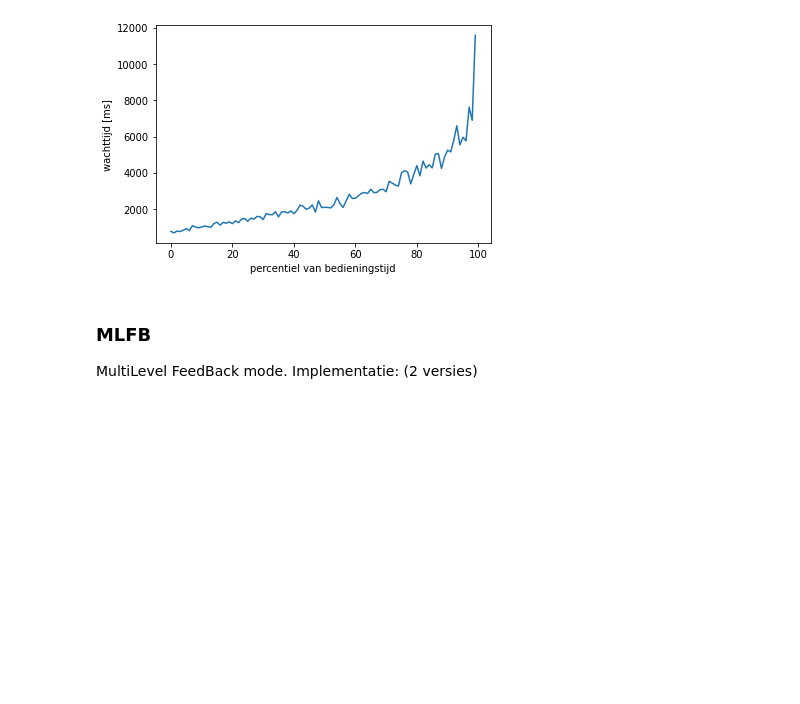
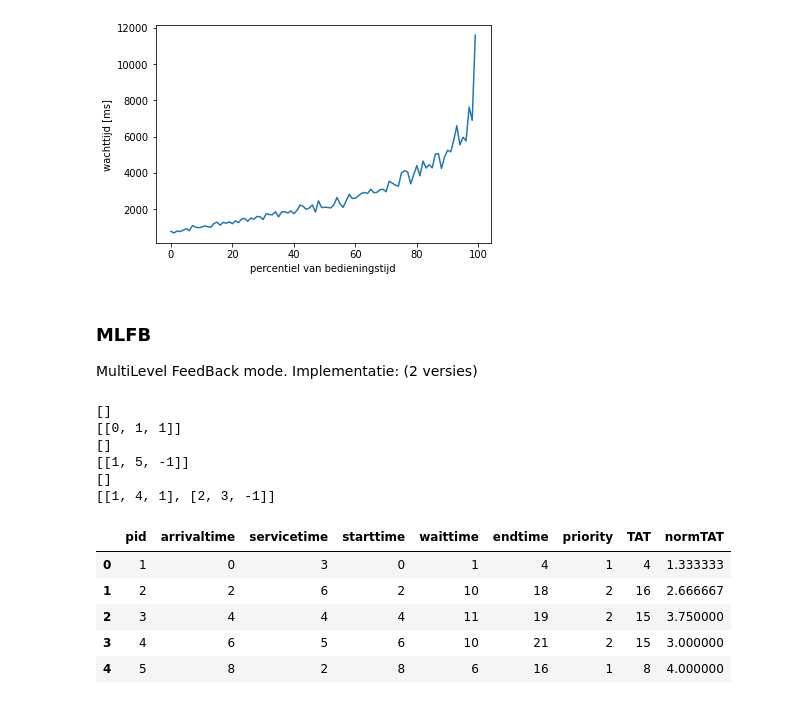
Before and after one commit to GPeeters/Besturingssystemen-2, a Jupyter notebook: process_scheduler.ipynb, the cells around one changed output. Cells and saved outputs as stored; diff of their text form; code cells hidden in the pictures; blank space fills up the shorter version.

Commit message:
MLFB werkt bijna

```diff
--- a/process_scheduler.ipynb
+++ b/process_scheduler.ipynb
@@ -657,31 +657,37 @@ def MLFB(df, q1, q2, q3, q4, q5):
 def Q(queue, q, df, level, t_free, t):
     ''' hulpfunctie om de werking van een queue te emuleren als nog niet alle processen zijn opgenomen'''
 
-    done = True
+    move = False
 
-    # rekening houden met t_free om te stoppen als een element op een hogere queue zou komen
-    if t_free < q:
-        t_free = t_free - q
-        q_temp = q
-    else:
+    if queue[0][2] == -1:
+        queue[0][2] = q
+
+    # rekening houden met t_free om te stoppen als een element op een hogere queue zou komen, maar ook bijhouden hoeveel tijd dit proces nog resteerd op de huidige queue
+    if t_free < queue[0][2]:
         q_temp = t_free
         t_free = 0
+        queue[0][2] = queue[0][2] - q_temp
+    else:
+        q_temp = queue[0][2]
+        t_free = t_free - queue[0][2]
+        queue[0][2] = 0
 
-    # proces vooraan queue voor q tijd uitvoeren:
-    # telkens gedurende q tijd laten lopen en afhankelijk van de resterende benodigde tijd afhandelen
+    # proces vooraan queue voor q_temp tijd uitvoeren:
+    # telkens gedurende q_temp tijd laten lopen en afhankelijk van de resterende benodigde tijd afhandelen
     if queue[0][1] > q_temp:
         t = t + q_temp
         queue[0][1] = queue[0][1] - q_temp
-        done = False # als het proces niet afgewerkt kan worden doorschuiven naar de volgende queue
+        if queue[0][2] == 0:
+            move = True # als het proces niet afgewerkt kan worden doorschuiven naar de volgende queue
 
-    # Als er nog maar q of minder tijd rest, afwerken en van de queue halen
+    # Als er nog maar q_temp of minder tijd rest, afwerken en van de queue halen
     else:
         t = t + queue[0][1]
         df.at[queue[0][0], "endtime"] = t
         df.at[queue[0][0], "priority"] = level
         queue.pop(0)
 
-    return done, queue, df, t_free, t
+    return move, queue, df, t_free, t
 
 
 def MLFB1(df, q0, q1, q2, q3):
@@ -702,7 +708,7 @@ def MLFB1(df, q0, q1, q2, q3):
     i=0
     j=0
     last_index = 0
-    done = True
+    move = False
 
 
     while queue0 or (last_index != len(df_mlfb)-1):
@@ -710,7 +716,7 @@ def MLFB1(df, q0, q1, q2, q3):
         # Alle processen die in de tussentijd zijn gearriveerd toevoegen aan de queue
             for i in range(last_index, len(df_mlfb)):
                 if df_mlfb.at[i, "arrivaltime"] <= t:
-                    queue0.append([i, df_mlfb.at[i,"servicetime"]])
+                    queue0.append([i, df_mlfb.at[i,"servicetime"], -1]) # derde getal om eventueel resterende tijd op een niveau bij te houden
                 else:
                     last_index = i
                     break
@@ -728,23 +734,24 @@ def MLFB1(df, q0, q1, q2, q3):
             # blijven uitvoeren zolang er een queue is en zolang er geen nieuwkomer is op een hogere queue
             while t_free > 0:
                 while queue1:
-                    [done, queue1, df_mlfb, t_free, t] = Q(queue1, q1, df_mlfb, 1, t_free, t)
+                    print(queue0)
+                    [move, queue1, df_mlfb, t_free, t] = Q(queue1, q1, df_mlfb, 1, t_free, t)
                     print(queue1)
                     # daar waar nodig doorschuiven naar volgende queue:
-                    if not done:
+                    if move:
                         queue2.append(queue1.pop(0))
-                        done = True
+                        move = False
                     # stoppen als de tijd op is
                     if t_free <= 0:
                         break
 
                 while queue2:
-                    [done, queue2, df_mlfb, t_free, t] = Q(queue2, q2, df_mlfb, 2, t_free, t)
+                    [move, queue2, df_mlfb, t_free, t] = Q(queue2, q2, df_mlfb, 2, t_free, t)
 
                     # daar waar nodig doorschuiven naar volgende queue:
-                    if not done:
+                    if move:
                         queue3.append(queue2.pop(0))
-                        done = True
+                        move = False
                     # stoppen als de tijd op is
                     if t_free <= 0:
                         break
@@ -753,9 +760,9 @@ def MLFB1(df, q0, q1, q2, q3):
                     [done, queue3, df_mlfb, t_free, t] = Q(queue3, q3, df_mlfb, 3, t_free, t)
 
                     # daar waar nodig doorschuiven naar volgende queue:
-                    if not done:
+                    if move:
                         queue4.append(queue3.pop(0))
-                        done = True
+                        move = False
                     # stoppen als de tijd op is
                     if t_free <= 0:
                         break
@@ -769,7 +776,7 @@ def MLFB1(df, q0, q1, q2, q3):
 
                 # als alle queues leeg zijn:
                 t = df_mlfb.at[last_index,"arrivaltime"]
-                queue0.append([last_index, df_mlfb.at[last_index,"servicetime"]])
+                queue0.append([last_index, df_mlfb.at[last_index,"servicetime"], -1])
                 last_index = last_index + 1
 
 
@@ -797,7 +804,7 @@ def MLFB1(df, q0, q1, q2, q3):
 
     # Laatste proces toevoegen aan queue0 en alle queues in volgorde afwerken:
     t = df_mlfb.at[len(df_mlfb)-1,"arrivaltime"]
-    queue0.append([len(df_mlfb)-1, df_mlfb.at[len(df_mlfb)-1,"servicetime"]])
+    queue0.append([len(df_mlfb)-1, df_mlfb.at[len(df_mlfb)-1,"servicetime"], -1])
 
     while queue0:
         # proces vooraan queue voor q tijd uitvoeren:
@@ -853,33 +860,46 @@ def MLFB1(df, q0, q1, q2, q3):
             t = t + q3
             queue3[0][1] = queue3[0][1] - q3
             queue4.append(queue3.pop(0)) # als het proces niet afgewerkt kan worden doorschuiven naar de volgende queue
 
         # Als er nog maar q of minder tijd rest, afwerken en van de queue halen
         else:
             t = t + queue3[0][1]
             df_mlfb.at[queue3[0][0], "endtime"] = t
             df_mlfb.at[queue3[0][0], "priority"] = 3
             queue3.pop(0)
 
     while queue4:
         t = t + queue4[0][1]
         df_mlfb.at[queue4[0][0], "endtime"] = t
         df_mlfb.at[queue4[0][0], "priority"] = 4
         queue4.pop(0)
 
 
 
     # Als de queue volledig is afgewerkt doen we nog de laatste berekeningen:
     ## we stellen de wait time bij, wacht tijd - start tijd - service tijd komt overeen met de tijd gespendeerd in wacht na de start
     df_mlfb["waittime"] = df_mlfb["waittime"] + (df_mlfb["endtime"] - df_mlfb["starttime"] - df_mlfb["servicetime"])
     ## we berekenen de TAT zoals gezien in de les: service time + wait time
     df_mlfb["TAT"] = df_mlfb["servicetime"] + df_mlfb["waittime"]
     ## idem voor de genormaliseerde TAT:
     df_mlfb["normTAT"] = df_mlfb["TAT"]/df_mlfb["servicetime"]
 
     return df_mlfb
 
 MLFB1(df_test,1,2,4,8)
+# %% [output]
+[]
+[[0, 1, 1]]
+[]
+[[1, 5, -1]]
+[]
+[[1, 4, 1], [2, 3, -1]]
+|  | pid | arrivaltime | servicetime | starttime | waittime | endtime | priority | TAT | normTAT |
+| 0 | 1 | 0 | 3 | 0 | 1 | 4 | 1 | 4 | 1.333333 |
+| 1 | 2 | 2 | 6 | 2 | 10 | 18 | 2 | 16 | 2.666667 |
+| 2 | 3 | 4 | 4 | 4 | 11 | 19 | 2 | 15 | 3.750000 |
+| 3 | 4 | 6 | 5 | 6 | 10 | 21 | 2 | 15 | 3.000000 |
+| 4 | 5 | 8 | 2 | 8 | 6 | 16 | 1 | 8 | 4.000000 |
 # %%
 # Totaal grafiek:
 def totaal(df):
```
Also changed, not shown: parts of 4 cells of this notebook.
